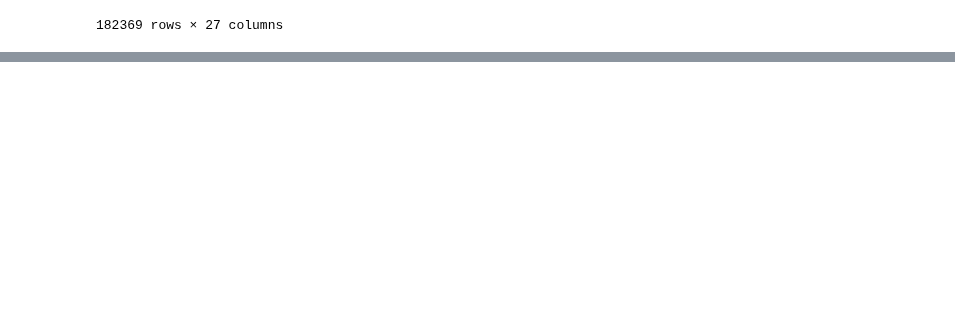
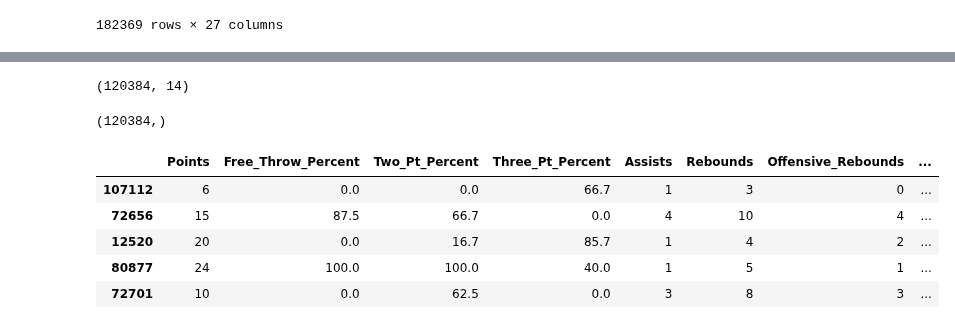
Before and after one commit to tylerspck/Bubble_ball, a Jupyter notebook: DataJoiningandCleaning.ipynb, the cells around one changed output, grey strips where cells are left out. Cells and saved outputs as stored; diff of their text form; code cells hidden in the pictures; blank space fills up the shorter version.

```diff
--- a/DataJoiningandCleaning.ipynb
+++ b/DataJoiningandCleaning.ipynb
@@ -27,3 +34,18 @@ df
 | 182367 | 8968 | 8968 | Raul | Neto | 8e7ffd66-f779-418c-bf18-b9f746a1c5fe | G | 14 | 71.4 | ... |
 | 182368 | 8969 | 8969 | Tobias | Harris | 82f09975-6a8d-42e4-b42c-a52b9349ed50 | F | 18 | 100.0 | ... |
 182369 rows × 27 columns
+# %%
+df_dropped = df[df['Min_played'] != "00:00"]
+df_dropped = df_dropped[df_dropped['Crowd'] != 'Covid']
+df_dropped = df_dropped[df_dropped['Crowd'] != '0']
+df_dropped= df_dropped[["Points", "Free_Throw_Percent",
+                  "Two_Pt_Percent",
+                  "Three_Pt_Percent", "Assists",
+                  "Rebounds", "Offensive_Rebounds",
+                  "Steals", "Personal_Fouls",
+                  "Flagrant_Fouls", "Tech_Fouls",
+                  "Turnovers",
+                  "Home_Away", "win",
+                  "Crowd"
+                  ]].reset_index(drop = True)
+df_dropped
@@ -29,0 +70,21 @@ df
+# %%
+X = df_dropped.drop('win', axis=1)
+print(X.shape)
+# %% [output]
+(120384, 14)
+# %%
+y = df_dropped['win']
+print(y.shape)
+# %% [output]
+(120384,)
+# %%
+X_train, X_test, y_train, y_test = train_test_split(X,y,random_state=1)
+# %%
+X_train.head()
+# %% [output]
+|  | Points | Free_Throw_Percent | Two_Pt_Percent | Three_Pt_Percent | Assists | Rebounds | Offensive_Rebounds | ... |
+| 107112 | 6 | 0.0 | 0.0 | 66.7 | 1 | 3 | 0 | ... |
+| 72656 | 15 | 87.5 | 66.7 | 0.0 | 4 | 10 | 4 | ... |
+| 12520 | 20 | 0.0 | 16.7 | 85.7 | 1 | 4 | 2 | ... |
+| 80877 | 24 | 100.0 | 100.0 | 40.0 | 1 | 5 | 1 | ... |
+| 72701 | 10 | 0.0 | 62.5 | 0.0 | 3 | 8 | 3 | ... |
```
Also changed, not shown: parts of 8 cells of this notebook.
